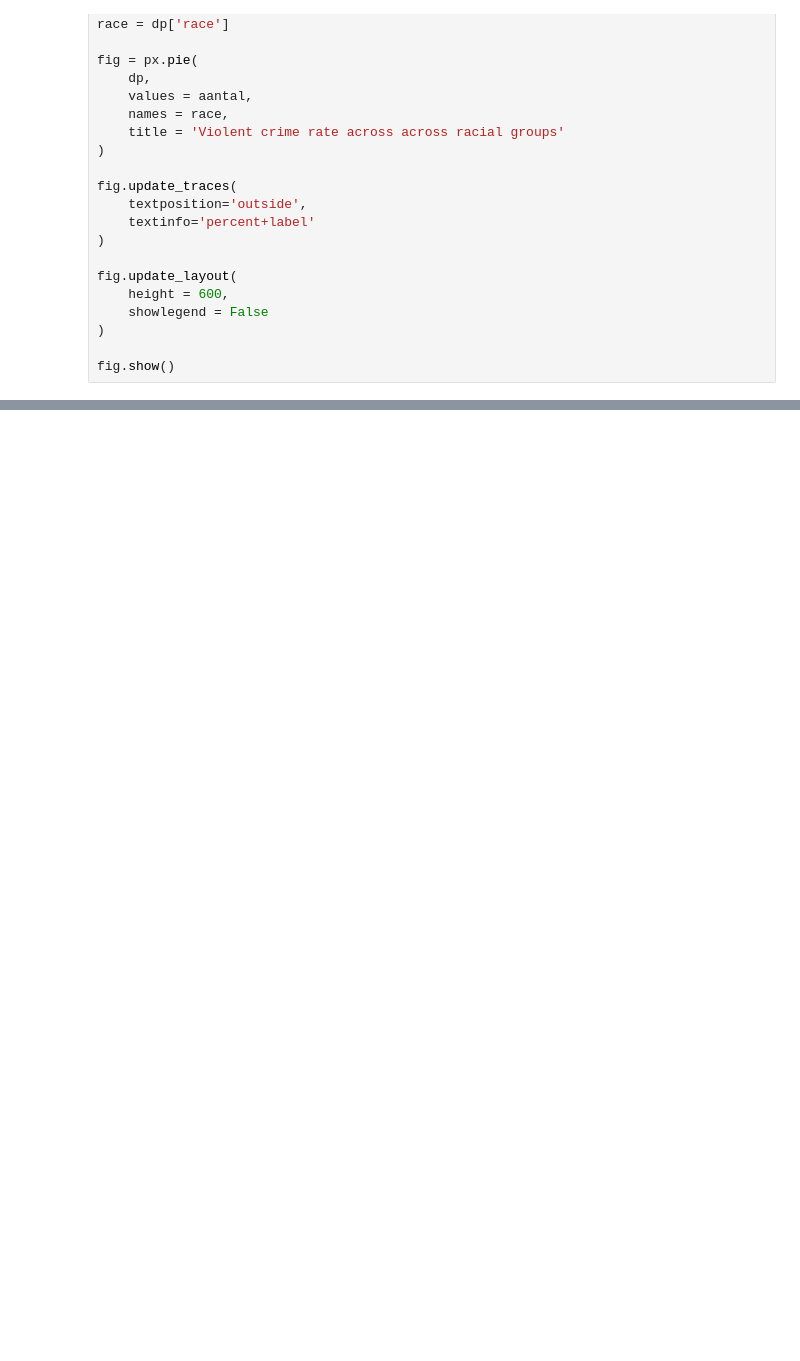
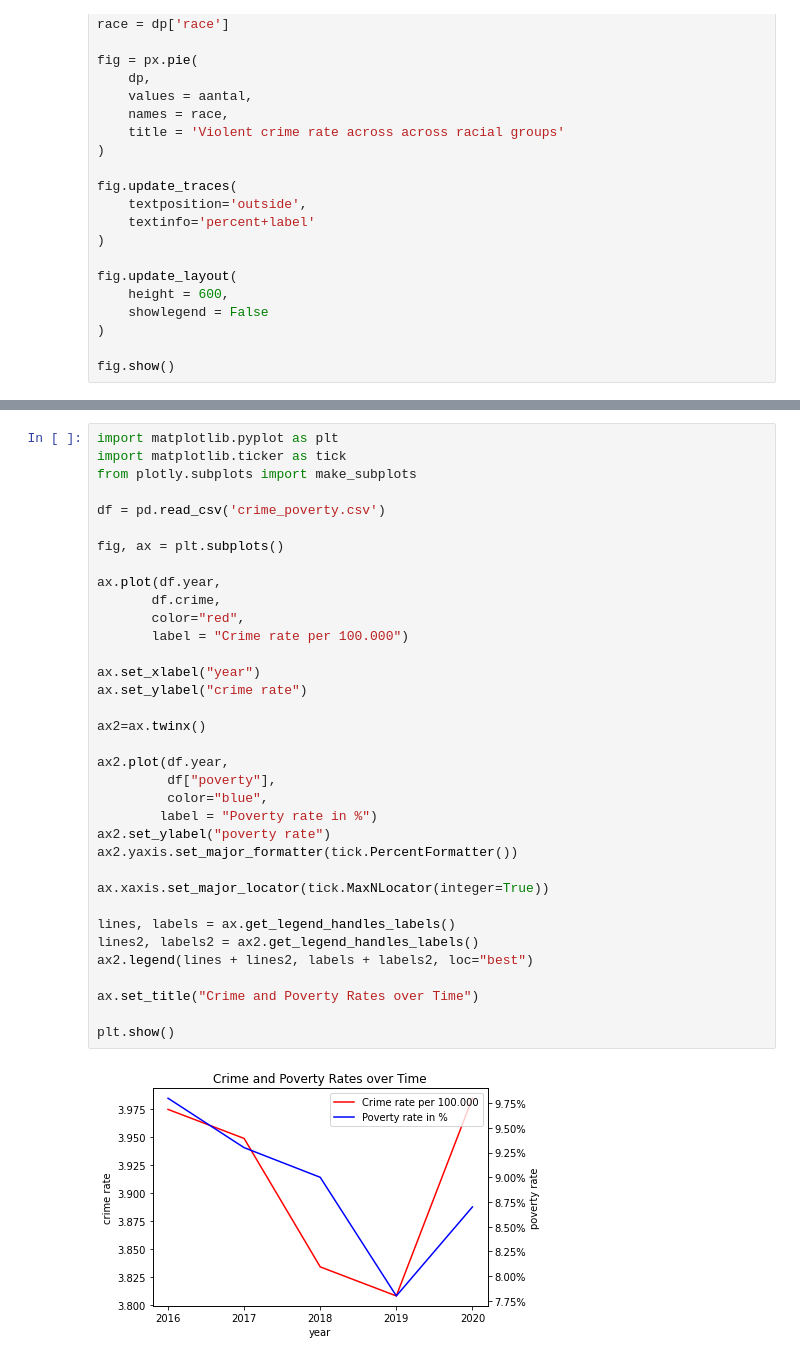
Before and after one commit to johnnyy7777/informationVisualization, a Jupyter notebook: docs/charts.ipynb, the cells around one changed output, grey strips where cells are left out. Cells and saved outputs as stored; diff of their text form; blank space fills up the shorter version.

Commit message:
added interactive chart with corresponding text

```diff
--- a/docs/charts.ipynb
+++ b/docs/charts.ipynb
@@ -140,0 +207,37 @@ fig.show()
+# %%
+import matplotlib.pyplot as plt
+import matplotlib.ticker as tick
+from plotly.subplots import make_subplots
+
+df = pd.read_csv('crime_poverty.csv')
+
+fig, ax = plt.subplots()
+
+ax.plot(df.year,
+       df.crime,
+       color="red",
+       label = "Crime rate per 100.000")
+
+ax.set_xlabel("year")
+ax.set_ylabel("crime rate")
+
+ax2=ax.twinx()
+
+ax2.plot(df.year,
+         df["poverty"],
+         color="blue",
+        label = "Poverty rate in %")
+ax2.set_ylabel("poverty rate")
+ax2.yaxis.set_major_formatter(tick.PercentFormatter())
+
+ax.xaxis.set_major_locator(tick.MaxNLocator(integer=True))
+
+lines, labels = ax.get_legend_handles_labels()
+lines2, labels2 = ax2.get_legend_handles_labels()
+ax2.legend(lines + lines2, labels + labels2, loc="best")
+
+ax.set_title("Crime and Poverty Rates over Time")
+
+plt.show()
+# %% [output]
+[figure, added]
```
Also changed, not shown: parts of 6 cells of this notebook, 3 other files.
